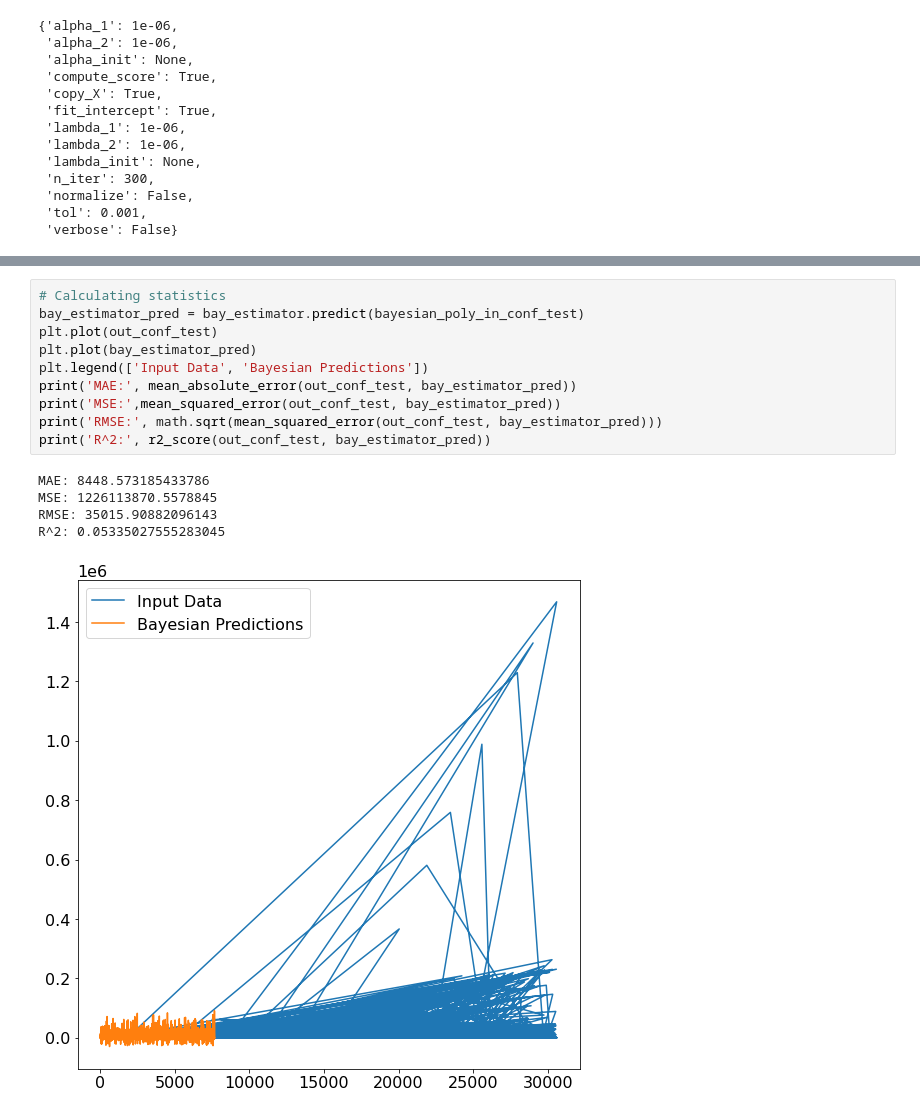
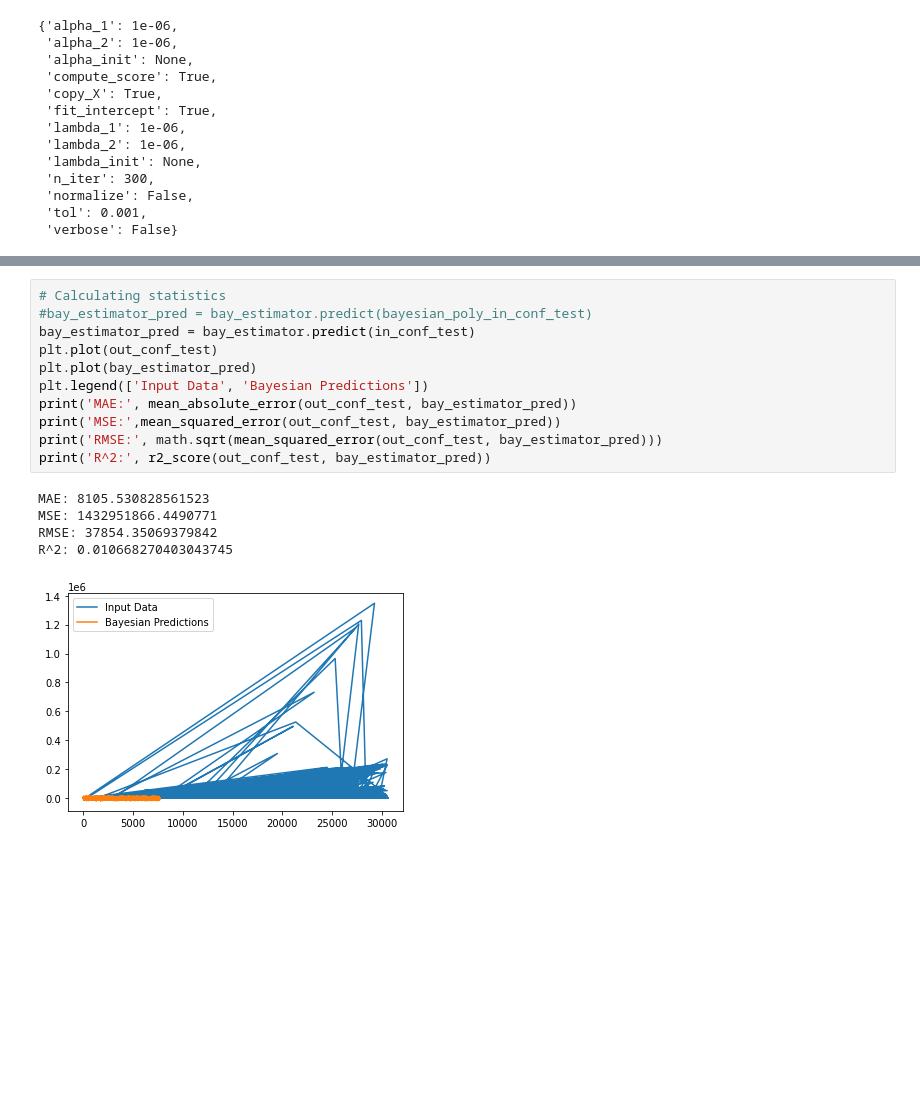
Before and after one commit to EduRibeiro00/CovidForecast-feup-iart, a Jupyter notebook: proj2/covid_analysis_by.ipynb, the cells around one changed output, grey strips where cells are left out. Saved outputs shown, nothing was run; the diff lists cells and outputs as text; blank space fills up the shorter version.

```diff
--- a/proj2/covid_analysis_by.ipynb
+++ b/proj2/covid_analysis_by.ipynb
@@ -194,19 +138,20 @@ Fitting 3 folds for each of 40 candidates, totalling 120 fits
 # %%
 # Calculating statistics
-bay_estimator_pred = bay_estimator.predict(bayesian_poly_in_conf_test)
+#bay_estimator_pred = bay_estimator.predict(bayesian_poly_in_conf_test)
+bay_estimator_pred = bay_estimator.predict(in_conf_test)
 plt.plot(out_conf_test)
 plt.plot(bay_estimator_pred)
 plt.legend(['Input Data', 'Bayesian Predictions'])
 print('MAE:', mean_absolute_error(out_conf_test, bay_estimator_pred))
 print('MSE:',mean_squared_error(out_conf_test, bay_estimator_pred))
 print('RMSE:', math.sqrt(mean_squared_error(out_conf_test, bay_estimator_pred)))
 print('R^2:', r2_score(out_conf_test, bay_estimator_pred))
 # %% [output]
-MAE: 8448.573185433786
-MSE: 1226113870.5578845
-RMSE: 35015.90882096143
-R^2: 0.05335027555283045
+MAE: 8105.530828561523
+MSE: 1432951866.4490771
+RMSE: 37854.35069379842
+R^2: 0.010668270403043745
-[figure, old version]
+[figure, new version]
 # %%
 usa_df = df.loc[df["Country/Region"] == "US"]
 usa_inputs = usa_df[["Lat_norm", "Long_norm", "Num_days_from_begin_norm"]].values
```
Also changed, not shown: parts of 6 cells of this notebook.
